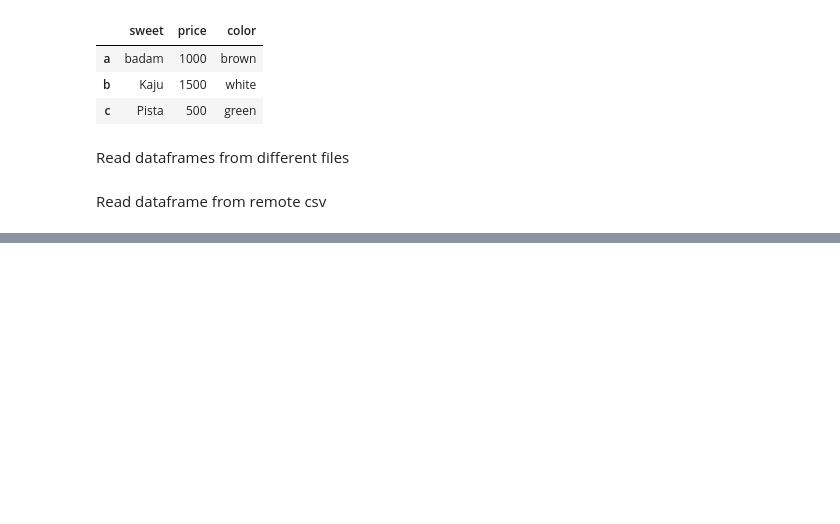
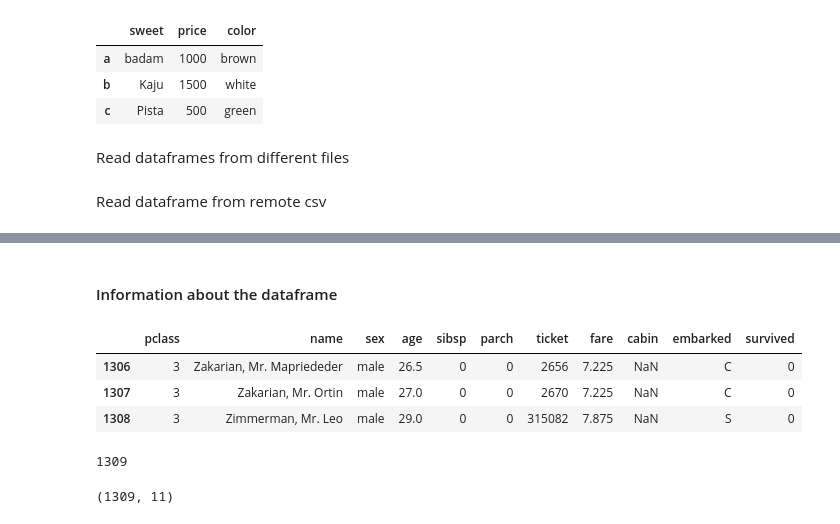
Before and after one commit to NotOnlyGeeks/LearnPandas, a Jupyter notebook: pandas1.ipynb, the cells around one changed output, grey strips where cells are left out. Saved outputs shown, nothing was run; the diff lists cells and outputs as text; code cells hidden in the pictures; blank space fills up the shorter version.

```diff
--- a/pandas1.ipynb
+++ b/pandas1.ipynb
@@ -69,3 +69,20 @@ df.head()
 | 2 | 1 | Allison, Miss. Helen Loraine | female | 2.0000 | 1 | 2 | 113781 | 151.5500 | C22 C26 | S | 0 |
 | 3 | 1 | Allison, Mr. Hudson Joshua Creighton | male | 30.0000 | 1 | 2 | 113781 | 151.5500 | C22 C26 | S | 0 |
 | 4 | 1 | Allison, Mrs. Hudson J C (Bessie ... | female | 25.0000 | 1 | 2 | 113781 | 151.5500 | C22 C26 | S | 0 |
+# %% [markdown]
+#### Information about the dataframe
+# %%
+df.tail(3)
+# %% [output]
+|  | pclass | name | sex | age | sibsp | parch | ticket | fare | cabin | embarked | survived |
+| 1306 | 3 | Zakarian, Mr. Mapriededer | male | 26.5 | 0 | 0 | 2656 | 7.225 | NaN | C | 0 |
+| 1307 | 3 | Zakarian, Mr. Ortin | male | 27.0 | 0 | 0 | 2670 | 7.225 | NaN | C | 0 |
+| 1308 | 3 | Zimmerman, Mr. Leo | male | 29.0 | 0 | 0 | 315082 | 7.875 | NaN | S | 0 |
+# %%
+len(df)
+# %% [output]
+1309
+# %%
+df.shape
+# %% [output]
+(1309, 11)
```
Also changed, not shown: parts of 27 cells of this notebook, 4 other files.
